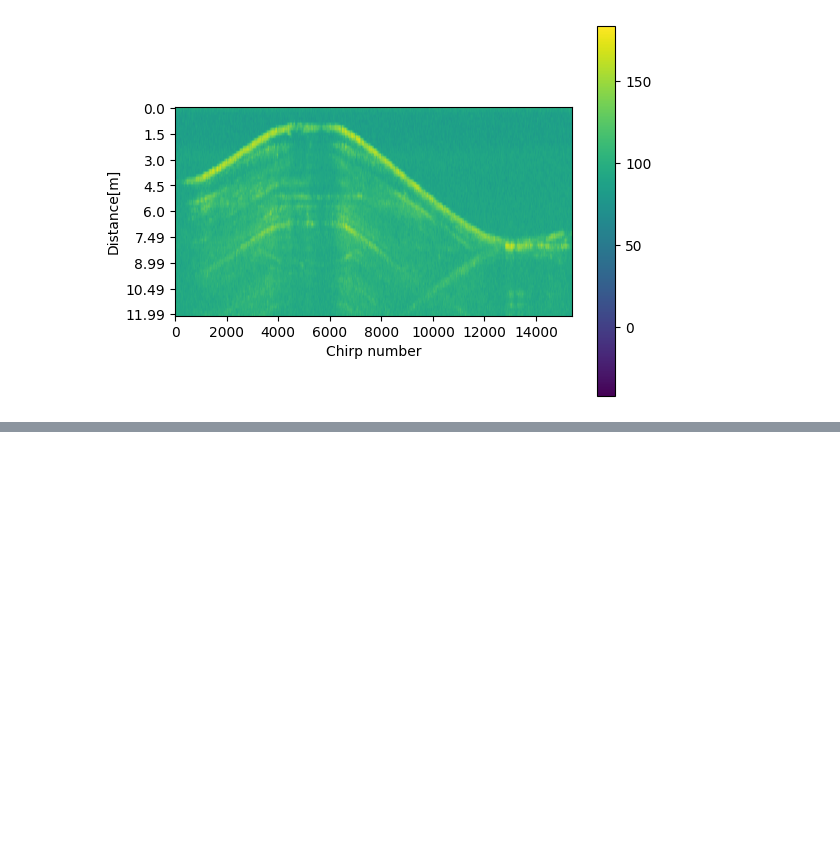
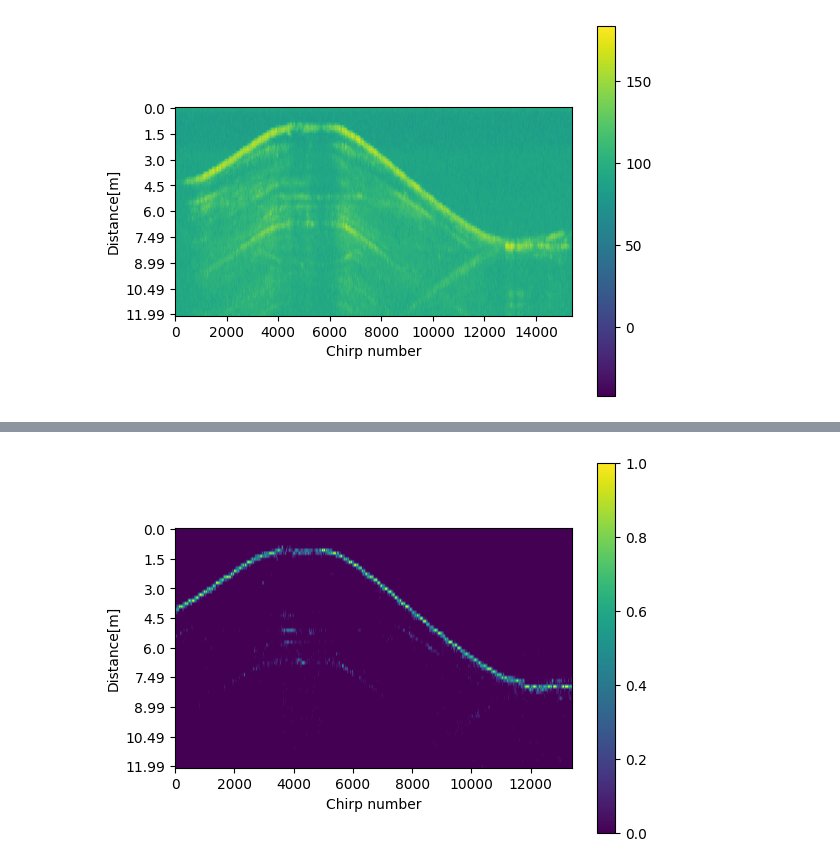
Before and after one commit to Norceis/radar-project, a Jupyter notebook: notebooks/kalman_tests.ipynb, the cells around one changed output, grey strips where cells are left out. Saved outputs shown, nothing was run; the diff lists cells and outputs as text; code cells hidden in the pictures; blank space fills up the shorter version.

```diff
--- a/notebooks/kalman_tests.ipynb
+++ b/notebooks/kalman_tests.ipynb
@@ -72,0 +139,4 @@ for t in tqdm(range(15394)):
+# %%
+print_spectogram(tresholded[:, 1000:-1000], y, depth_limit=12)
+# %% [output]
+[figure, added]
```
Also changed, not shown: parts of 17 cells of this notebook, 2 other files.
